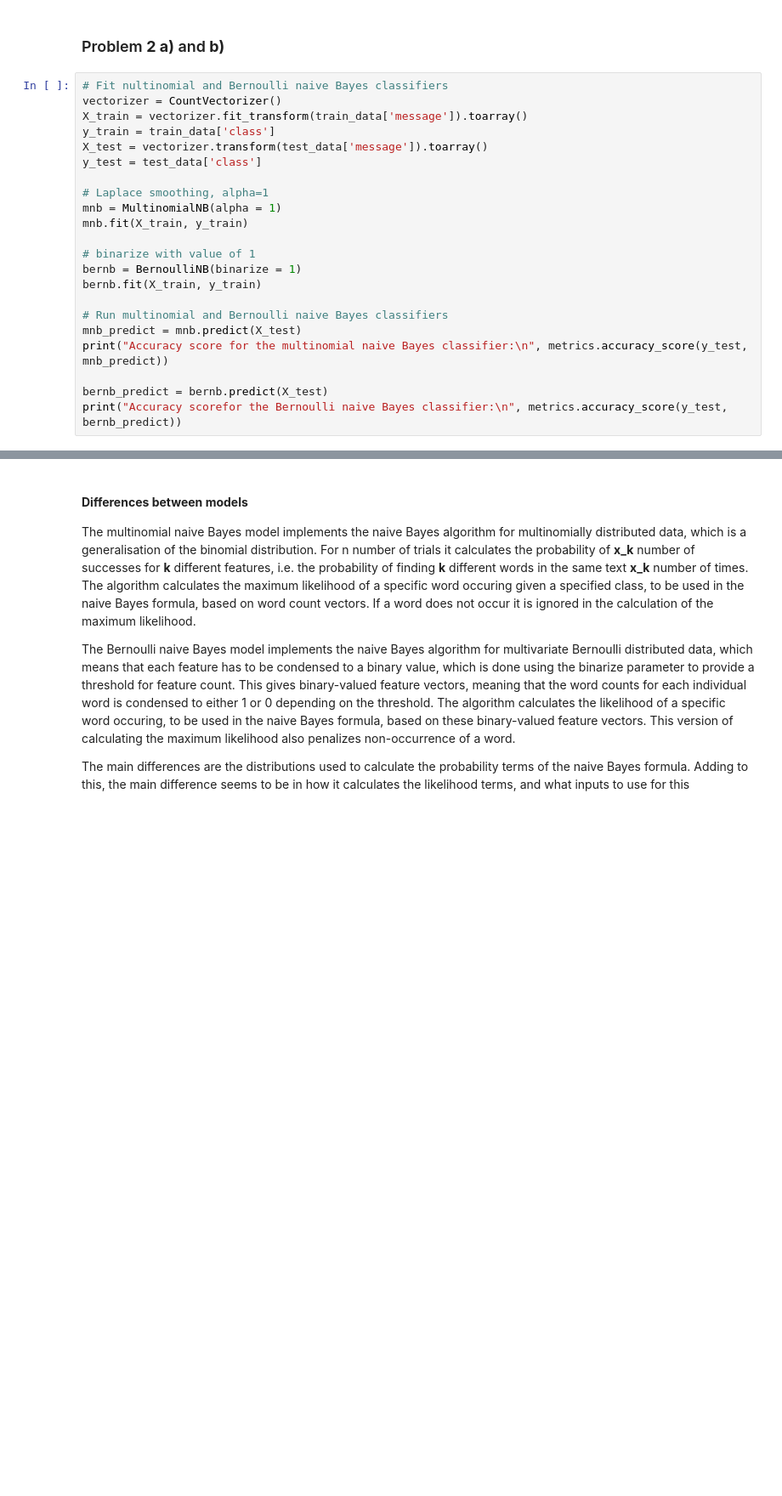
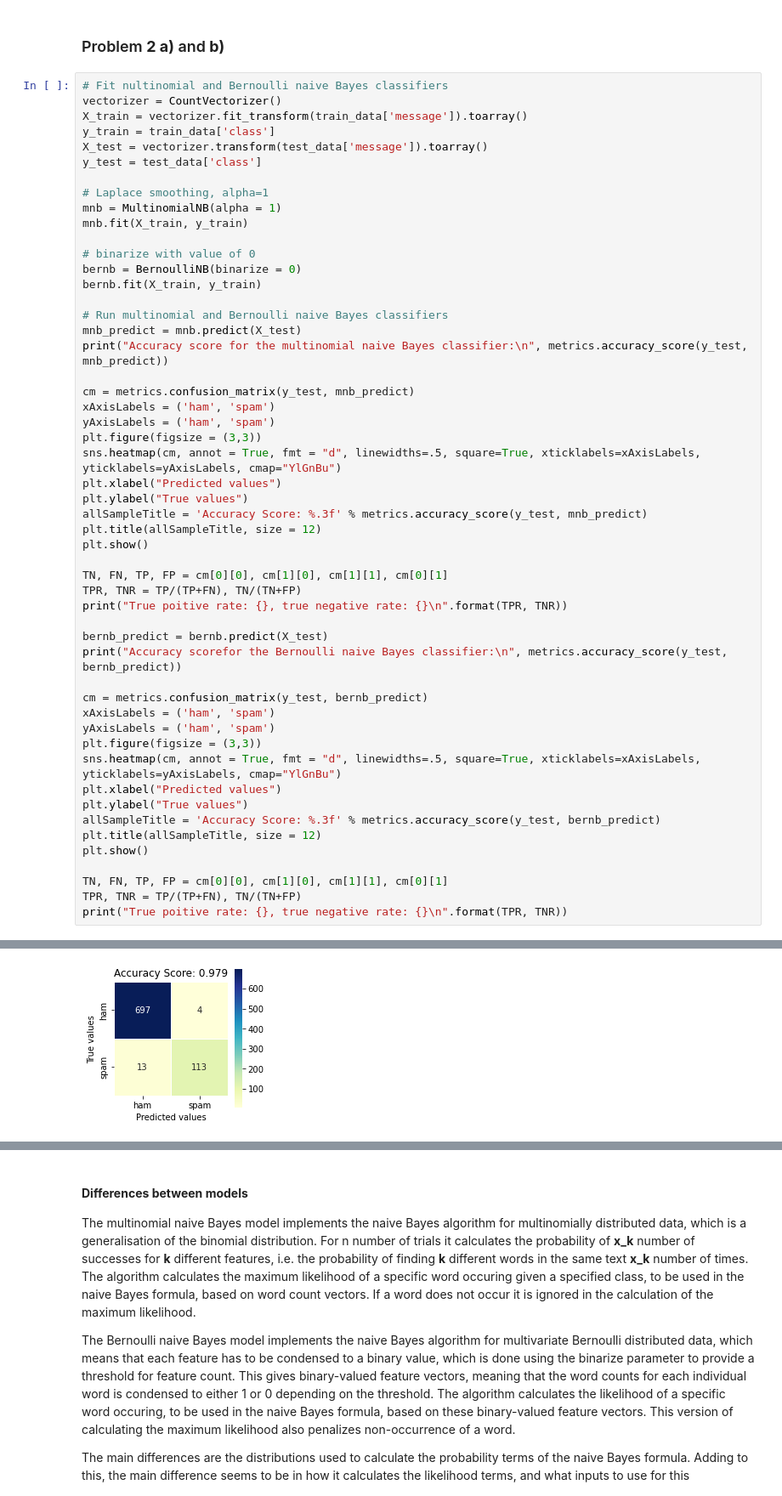
Before and after one commit to carljvh/intro-to-datascience-and-AI, a Jupyter notebook: assignment-4/problem4_basic.ipynb, the cells around one changed output, grey strips where cells are left out. Shown at 85% size. Cells and saved outputs as stored; diff of their text form; blank space fills up the shorter version.

```diff
--- a/assignment-4/problem4_basic.ipynb
+++ b/assignment-4/problem4_basic.ipynb
@@ -76,16 +79,46 @@ y_test = test_data['class']
 mnb = MultinomialNB(alpha = 1)
 mnb.fit(X_train, y_train)
 
-# binarize with value of 1
-bernb = BernoulliNB(binarize = 1)
+# binarize with value of 0
+bernb = BernoulliNB(binarize = 0)
 bernb.fit(X_train, y_train)
 
 # Run multinomial and Bernoulli naive Bayes classifiers
 mnb_predict = mnb.predict(X_test)
 print("Accuracy score for the multinomial naive Bayes classifier:\n", metrics.accuracy_score(y_test, mnb_predict))
 
+cm = metrics.confusion_matrix(y_test, mnb_predict)
+xAxisLabels = ('ham', 'spam')
+yAxisLabels = ('ham', 'spam')
+plt.figure(figsize = (3,3))
+sns.heatmap(cm, annot = True, fmt = "d", linewidths=.5, square=True, xticklabels=xAxisLabels, yticklabels=yAxisLabels, cmap="YlGnBu")
+plt.xlabel("Predicted values")
+plt.ylabel("True values")
+allSampleTitle = 'Accuracy Score: %.3f' % metrics.accuracy_score(y_test, mnb_predict)
+plt.title(allSampleTitle, size = 12)
+plt.show()
+
+TN, FN, TP, FP = cm[0][0], cm[1][0], cm[1][1], cm[0][1]
+TPR, TNR = TP/(TP+FN), TN/(TN+FP)
+print("True poitive rate: {}, true negative rate: {}\n".format(TPR, TNR))
+
 bernb_predict = bernb.predict(X_test)
 print("Accuracy scorefor the Bernoulli naive Bayes classifier:\n", metrics.accuracy_score(y_test, bernb_predict))
+
+cm = metrics.confusion_matrix(y_test, bernb_predict)
+xAxisLabels = ('ham', 'spam')
+yAxisLabels = ('ham', 'spam')
+plt.figure(figsize = (3,3))
+sns.heatmap(cm, annot = True, fmt = "d", linewidths=.5, square=True, xticklabels=xAxisLabels, yticklabels=yAxisLabels, cmap="YlGnBu")
+plt.xlabel("Predicted values")
+plt.ylabel("True values")
+allSampleTitle = 'Accuracy Score: %.3f' % metrics.accuracy_score(y_test, bernb_predict)
+plt.title(allSampleTitle, size = 12)
+plt.show()
+
+TN, FN, TP, FP = cm[0][0], cm[1][0], cm[1][1], cm[0][1]
+TPR, TNR = TP/(TP+FN), TN/(TN+FP)
+print("True poitive rate: {}, true negative rate: {}\n".format(TPR, TNR))
 # %% [output]
 Accuracy score for the multinomial naive Bayes classifier:
  0.9794437726723095
@@ -93,0 +125 @@ Accuracy scorefor the Bernoulli naive Bayes classifier:
+[figure, added]
```
Also changed, not shown: parts of 4 cells of this notebook.
